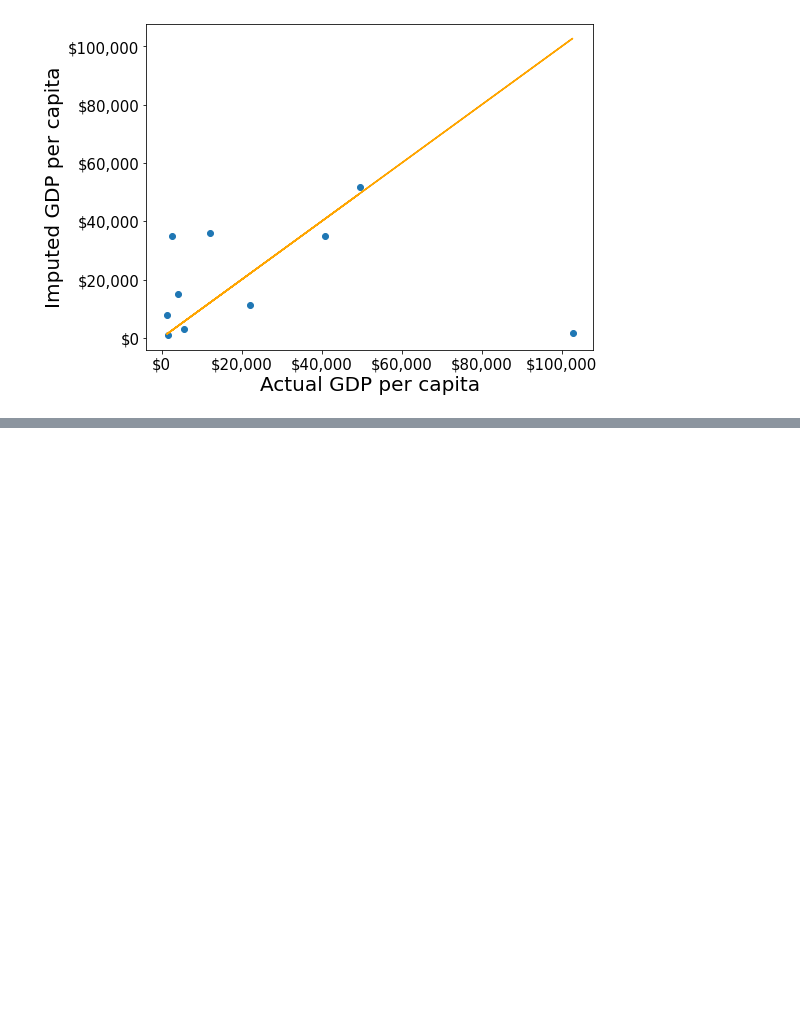
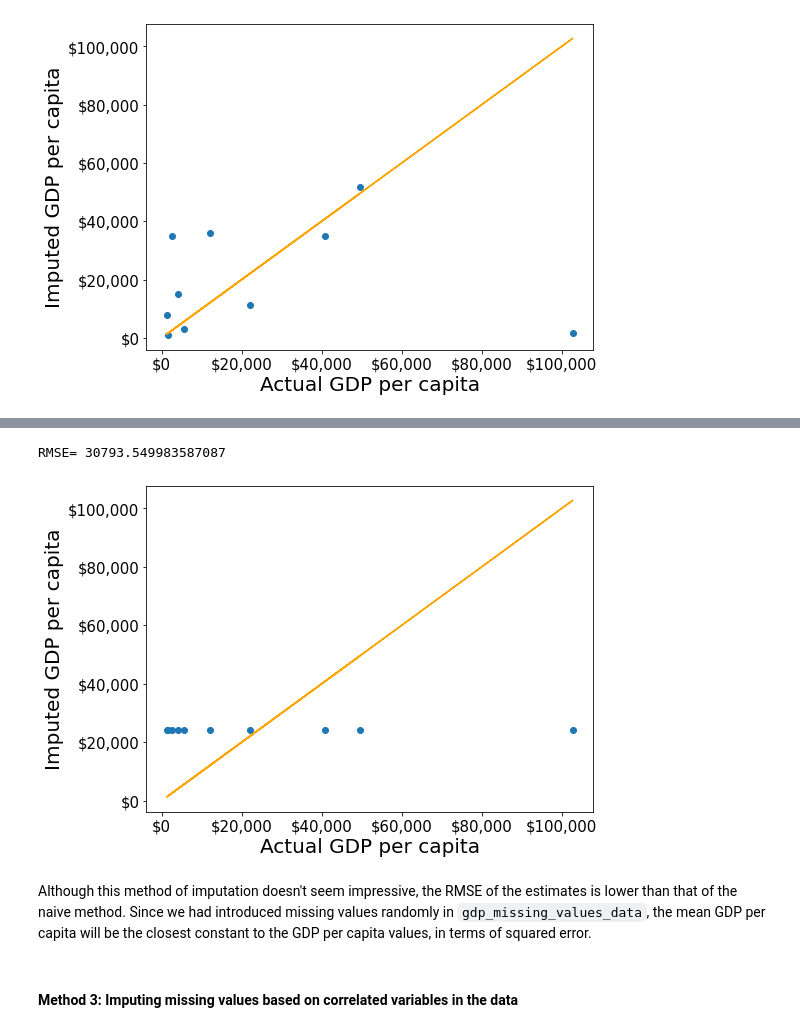
Before and after one commit to NUstat/DataScience_Intro_python, a Jupyter notebook: Data cleaning and preparation.ipynb, the cells around one changed output, grey strips where cells are left out. Saved outputs shown, nothing was run; the diff lists cells and outputs as text; code cells hidden in the pictures; blank space fills up the shorter version.

```diff
--- a/Data cleaning and preparation.ipynb
+++ b/Data cleaning and preparation.ipynb
@@ -177,0 +193,9 @@ RMSE= 34843.91091137732
+# %%
+plot_actual_vs_predicted()
+# %% [output]
+RMSE= 30793.549983587087
+[figure, added]
+# %% [markdown]
+Although this method of imputation doesn't seem impressive, the RMSE of the estimates is lower than that of the naive method. Since we had introduced missing values randomly in `gdp_missing_values_data`, the mean GDP per capita will be the closest constant to the GDP per capita values, in terms of squared error.
+# %% [markdown]
+#### Method 3: Imputing missing values based on correlated variables in the data
```
Also changed, not shown: parts of 8 cells of this notebook.
